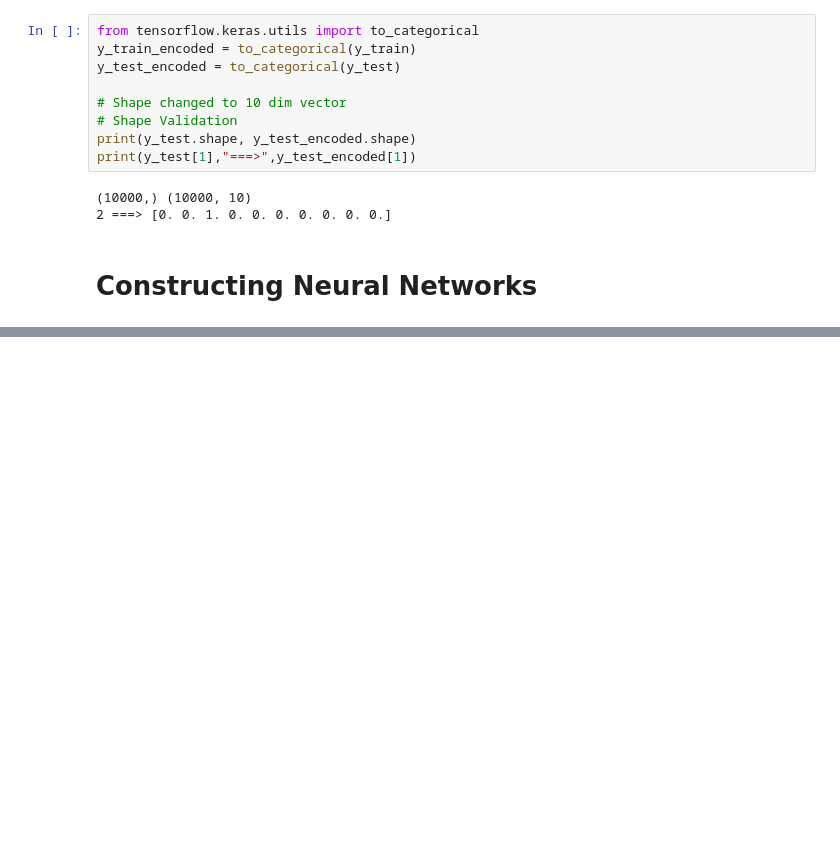
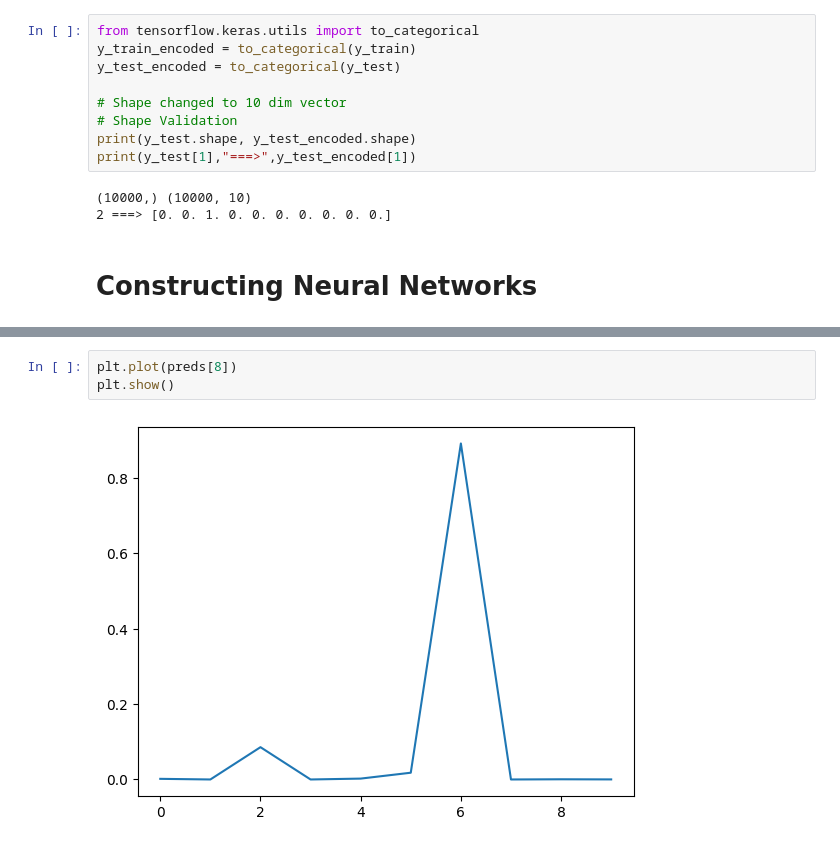
Before and after one commit to jonamadk/Image-Classification, a Jupyter notebook: Image_Classification.ipynb, the cells around one changed output, grey strips where cells are left out. Drawn from its saved outputs; the diff is of its cells as text; blank space fills up the shorter version.

```diff
--- a/Image_Classification.ipynb
+++ b/Image_Classification.ipynb
@@ -76,0 +154,5 @@ x_train_reshaped (60000, 784)
+# %%
+plt.plot(preds[8])
+plt.show()
+# %% [output]
+[figure, added]
```
Also changed, not shown: parts of 13 cells of this notebook.
